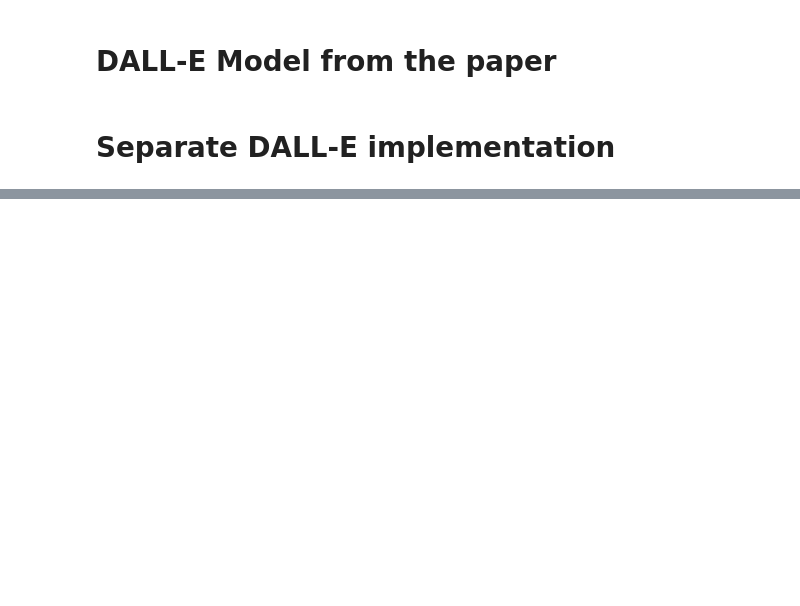
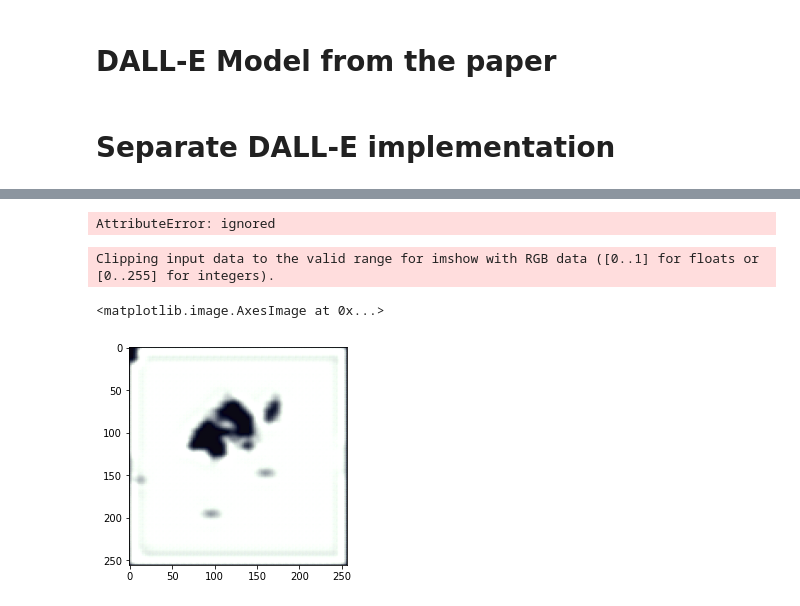
Before and after one commit to chany-ahn/oktaku-generator, a Jupyter notebook: otaku_pipeline.ipynb, the cells around one changed output, grey strips where cells are left out. Cells and saved outputs as stored; diff of their text form; code cells hidden in the pictures; blank space fills up the shorter version.

Commit message:
failed attempt -  need to fix model

```diff
--- a/otaku_pipeline.ipynb
+++ b/otaku_pipeline.ipynb
@@ -207,0 +413,15 @@ dalle = DALLE(
+# %%
+np.random.seed(1)
+train_fraction = 0.3
+train_idx = np.random.choice(len(captions), int(len(captions) * train_fraction))
+# %%
+dalle_model_file = "/content/gdrive/MyDrive/otaku_model/otakue_dalle_model.model"
+if not os.path.exists(dalle_model_file):
+    dalle, loss_history = fit(dalle, opt, None, scheduler,
+                              (captions_array[train_idx, ...], all_image_codes[train_idx, ...], captions_mask[train_idx, ...]), None, 32, 1,
+                              dalle_model_file, train_dalle_batch,
+                              n_train_samples=len(train_idx))
+
+    plt.plot(loss_history)
+else:
+    dalle.load_state_dict(torch.load(dalle_model_file))
@@ -207,0 +432,6 @@ dalle = DALLE(
+# %%
+generated_images = []
+with torch.no_grad():
+    for i in trange(0, 1, 1):
+        generated = dalle.generate_images(captions_array[i:i + 1, ...])
+        generated_images.append(generated)
@@ -207,0 +458,10 @@ dalle = DALLE(
+# %%
+generated_images = generated_images.cpu().numpy()
+# %% [output]
+AttributeError: ignored
+# %%
+plt.imshow(np.swapaxes(np.abs(generated_images[0]),0,2))
+# %% [output]
+Clipping input data to the valid range for imshow with RGB data ([0..1] for floats or [0..255] for integers).
+<matplotlib.image.AxesImage at 0x...>
+[figure, added]
```
Also changed, not shown: parts of 31 cells of this notebook.
